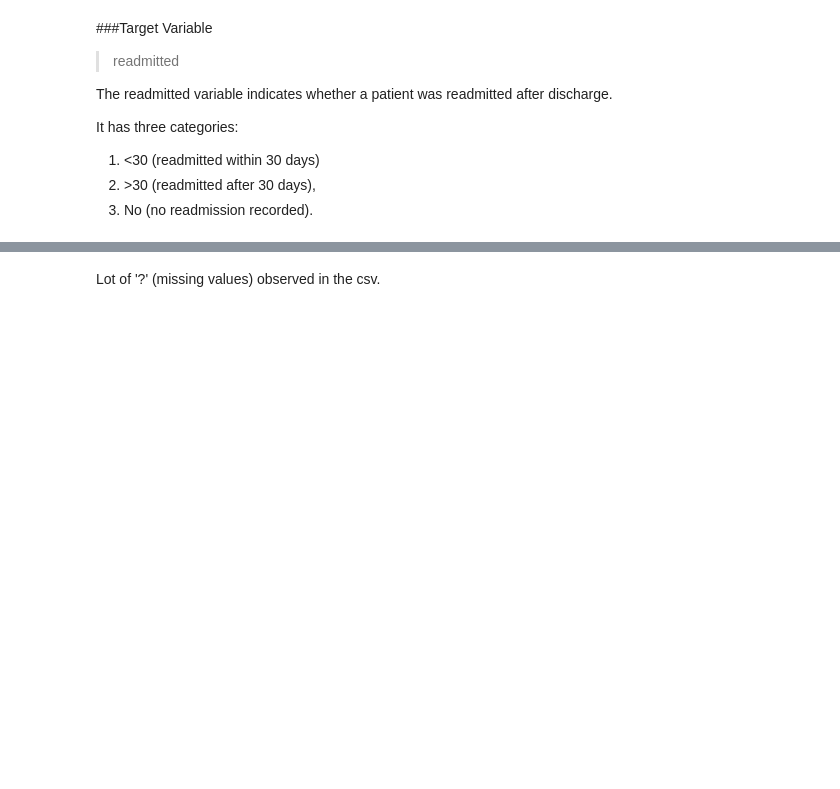
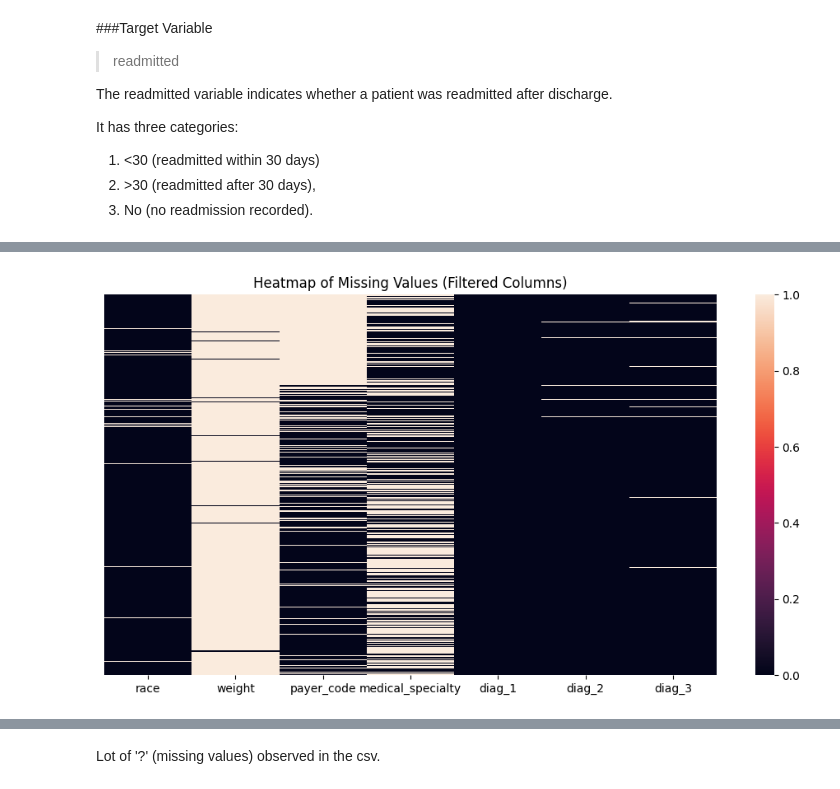
Before and after one commit to Kavithma-Dharmathilake/BIS_Assignment_Data_Analytics_Process_and_Interpretation, a Jupyter notebook: Notebook_file.ipynb, the cells around one changed output, grey strips where cells are left out. Saved outputs shown, nothing was run; the diff lists cells and outputs as text; code cells hidden in the pictures; blank space fills up the shorter version.

Commit message:
Colab Update - Data Preprocessing

```diff
--- a/Notebook_file.ipynb
+++ b/Notebook_file.ipynb
@@ -172,4 +181,4 @@ race, gender, age, weight, admission_type_id, discharge_disposition_id, admissio
 #Loading the data
 import pandas as pd
 
-df = pd.read_csv("diabetic_data.csv")
+df = pd.read_csv("diabetic_data.csv", keep_default_na=False)
@@ -193,0 +214,3 @@ Requirement already satisfied: six>=1.5 in /usr/local/lib/python3.12/dist-packag
+# %%
+# Replace only '?' with NaN
+df = df.replace("?", np.nan)
@@ -193,0 +262,18 @@ Requirement already satisfied: six>=1.5 in /usr/local/lib/python3.12/dist-packag
+# %%
+import seaborn as sns
+import matplotlib.pyplot as plt
+
+# Select only columns that have at least one missing value
+cols_with_missing = df.columns[df.isna().sum() > 0]
+
+df_missing = df[cols_with_missing]
+
+plt.figure(figsize=(12,6))
+sns.heatmap(df_missing.isna(),
+            cbar=True,
+            yticklabels=False)
+
+plt.title("Heatmap of Missing Values (Filtered Columns)")
+plt.show()
+# %% [output]
+[figure, added]
```
Also changed, not shown: parts of 39 cells of this notebook.
